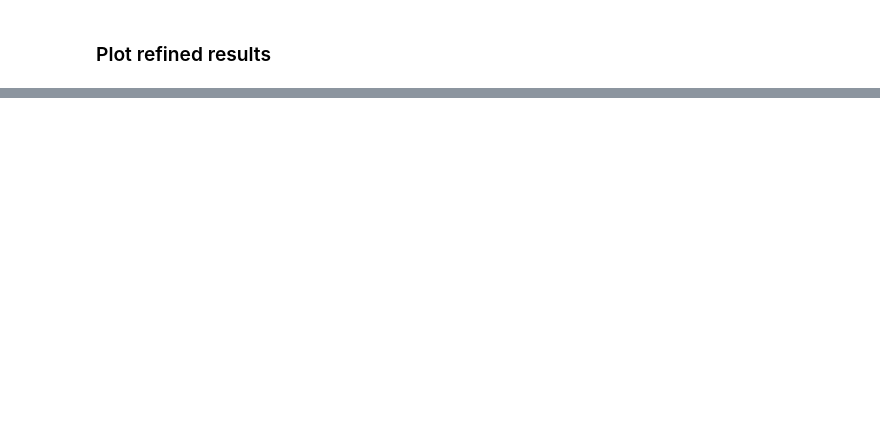
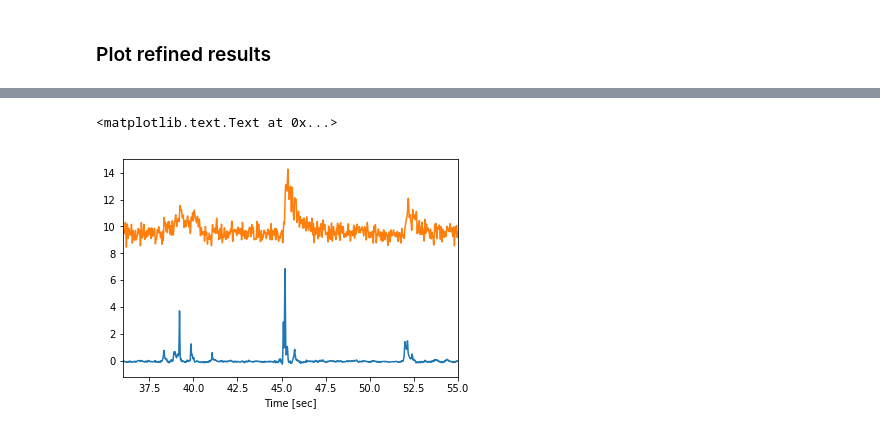
Before and after one commit to PTRRupprecht/Spikefinder-Elephant, a Jupyter notebook: Demo.ipynb, the cells around one changed output, grey strips where cells are left out. Drawn from its saved outputs; the diff is of its cells as text; code cells hidden in the pictures; blank space fills up the shorter version.

```diff
--- a/Demo.ipynb
+++ b/Demo.ipynb
@@ -224,0 +250,12 @@ plt.clim(0,8)
+# %%
+plt.figure(105)
+neuron_index = 103
+timet = np.arange(0,Ypredict.shape[0])/100
+plt.plot(timet,Ypredict[:,neuron_index]*0.5)
+plt.plot(timet,tracex[indizes,neuron_index]+9)
+plt.xlim(36,55)
+plt.ylim(-1.2, 15)
+plt.xlabel('Time [sec]')
+# %% [output]
+<matplotlib.text.Text at 0x...>
+[figure, added]
```
Also changed, not shown: parts of 7 cells of this notebook.
